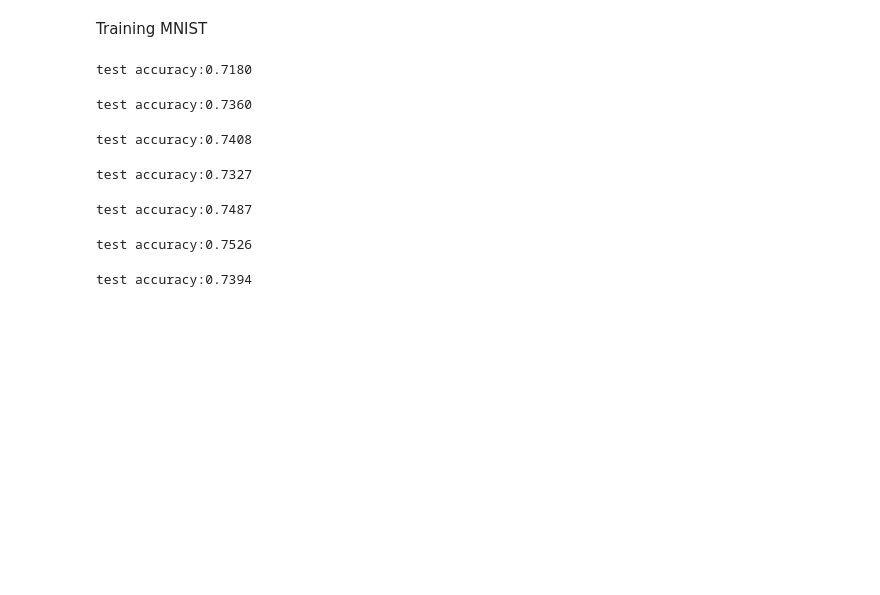
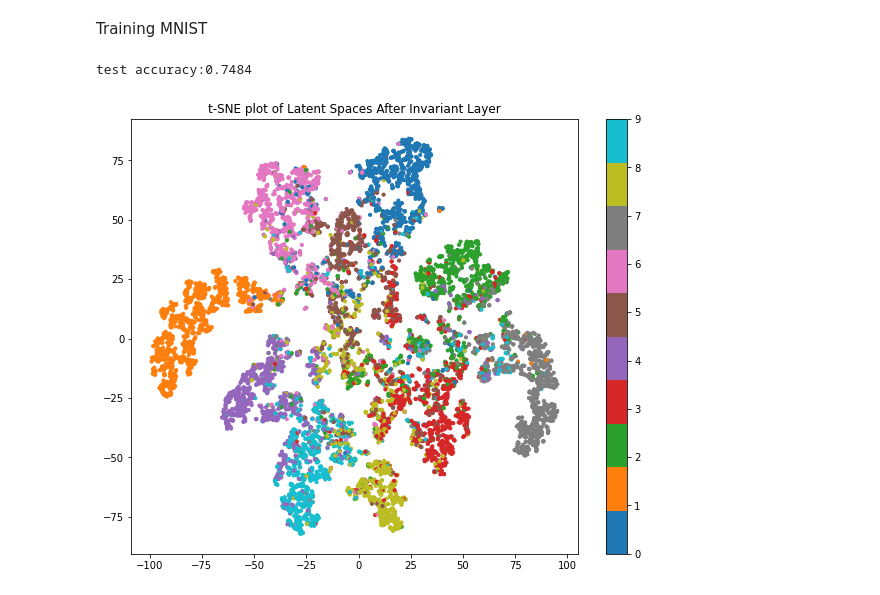
Before and after one commit to NNeuralDynamics/equivariant-diffusion, a Jupyter notebook: Encoder_MNIST_Training_.ipynb, the cells around one changed output. Cells and saved outputs as stored; diff of their text form; code cells hidden in the pictures; blank space fills up the shorter version.

```diff
--- a/Encoder_MNIST_Training_.ipynb
+++ b/Encoder_MNIST_Training_.ipynb
@@ -336,6 +336,11 @@ Training MNIST
 # %%
 import warnings
 warnings.filterwarnings("ignore")
+
+import logging
+from tqdm import trange
+from sklearn.manifold import TSNE
+import matplotlib.pyplot as plt
 
 @torch.no_grad()
 def evaluate(model, loader):
@@ -362,51 +367,82 @@ def evaluate(model, loader):
     return dict(avg_loss=avg_loss, avg_acc=avg_acc, predicted=predicted, gt=gt)
 
 model = EncoderMNIST(
     input_features=1,
     weight_shapes = weight_shapes,
     bias_shapes = bias_shapes,
-    downsample_dim = 8,
+    downsample_dim = 32,
     hidden_dims=32,
     reduction = "max",
     n_hidden=8,
     bn=False,
 ).to(device)
 
 model.load_state_dict(torch.load("Outputs/model_encoder.pth"))
 epochs = 25
 epoch_iter = trange(epochs)
 criterion = nn.CrossEntropyLoss()
 optimizer = torch.optim.AdamW(params=model.parameters(), lr=1e-3, amsgrad=True, weight_decay=5e-4)
 
-for epoch in epoch_iter:
-    for i, batch in enumerate(train_loader):
+
+def plot_tsne(model):
+    latent_spaces = []
+    latent_space_weights = []
+    latent_space_biases = []
+    labels = []
+
+    for i, batch in enumerate(test_loader):
         model.train()
         optimizer.zero_grad()
 
         batch = batch.to(device)
         inputs = (batch.weights, batch.biases)
-        out = model(inputs)
 
-        loss = criterion(out, batch.label)
-        loss.backward()
-        optimizer.step()
+        # Forward pass (assuming the model outputs a tuple with weights and biases)
+        out= model(inputs)
 
-        epoch_iter.set_description(
-            f"[{epoch} {i+1}], train loss: {loss.item():.3f}"
-        )
-    test_loss_dict = evaluate(model, test_loader)
-    test_acc = test_loss_dict['avg_acc'].item()
-    print(f"test accuracy:{test_acc:.4f}")
-    torch.save(model.state_dict(), "Outputs/model_encoder.pth")
+        latent_spaces.append(out.cpu().detach().numpy())
+        labels.append(batch.label.cpu().numpy())
+
+    # Concatenate latent spaces and labels for t-SNE
+    all_latent_weight = np.concatenate(latent_spaces, axis=0)
+    all_labels = np.concatenate(labels, axis=0)
+
+    # Apply t-SNE for weights
+    tsne = TSNE(n_components=2, perplexity=30, learning_rate=200, n_iter=1000)
+    tsne_results_weights = tsne.fit_transform(all_latent_weight)
+    # Plot t-SNE for weights
+    plt.figure(figsize=(10, 8))
+    scatter = plt.scatter(tsne_results_weights[:, 0], tsne_results_weights[:, 1], c=all_labels, cmap='tab10', s=10)
+    plt.colorbar(scatter, ticks=np.arange(0, 10))  # Assuming 10 classes
+    plt.title(f't-SNE plot of Latent Spaces After Invariant Layer')
+    plt.show()
+
+# for epoch in epoch_iter:
+#     for i, batch in enumerate(train_loader):
+#         model.train()
+#         optimizer.zero_grad()
+
+#         batch = batch.to(device)
+#         inputs = (batch.weights, batch.biases)
+#         out = model(inputs)
+
+#         loss = criterion(out, batch.label)
+#         loss.backward()
+#         optimizer.step()
+
+#         epoch_iter.set_description(
+#             f"[{epoch} {i+1}], train loss: {loss.item():.3f}"
+#         )
+#     test_loss_dict = evaluate(model, test_loader)
+#     test_acc = test_loss_dict['avg_acc'].item()
+#     print(f"test accuracy:{test_acc:.4f}")
+#     torch.save(model.state_dict(), "Outputs/model_encoder.pth")
 
 test_loss_dict = evaluate(model, test_loader)
 test_acc = test_loss_dict['avg_acc'].item()
 print(f"test accuracy:{test_acc:.4f}")
+
+plot_tsne(model)
 # %% [output]
-test accuracy:0.7180
+test accuracy:0.7484
-test accuracy:0.7360
-test accuracy:0.7408
-test accuracy:0.7327
-test accuracy:0.7487
-test accuracy:0.7526
-test accuracy:0.7394
+[figure, added]
```
Also changed, not shown: parts of 2 cells of this notebook, 3 other files.
